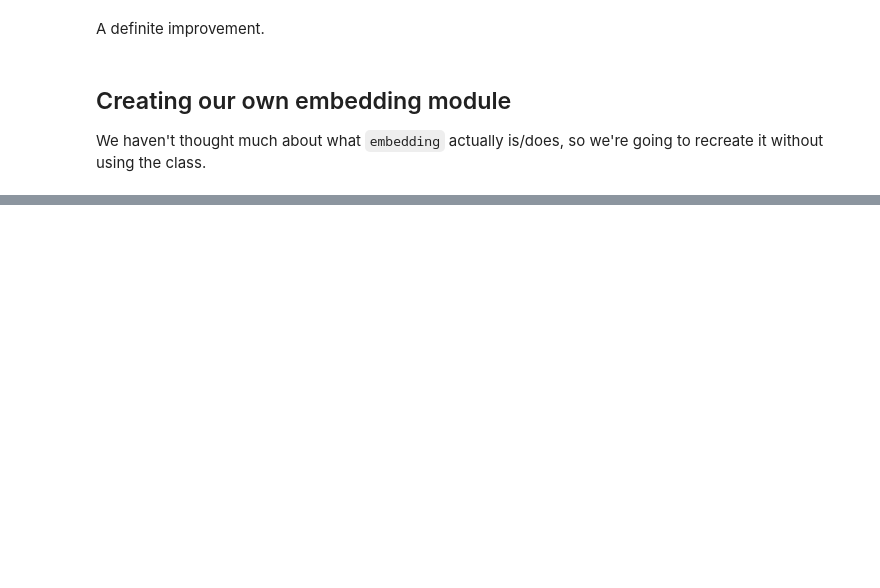
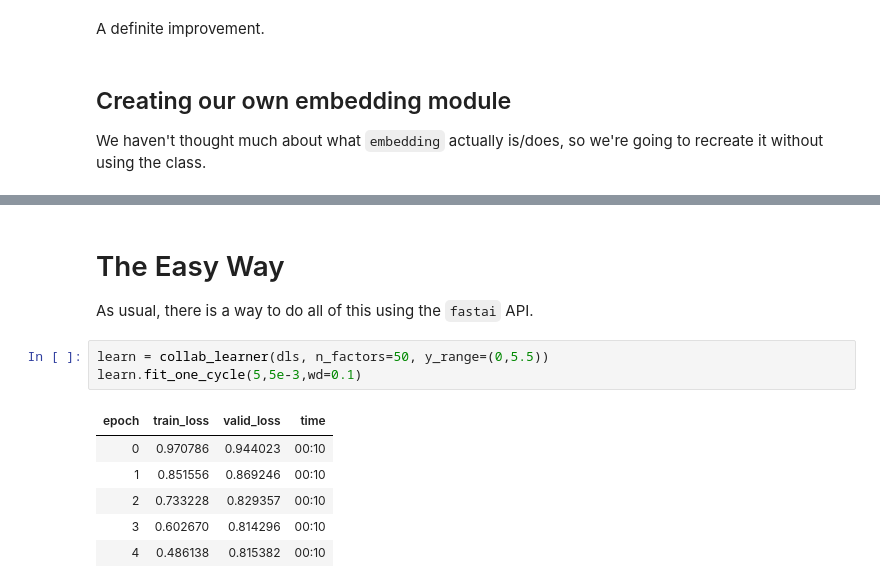
Before and after one commit to djliden/deep_learning_practice, a Jupyter notebook: notebooks/ch8_collab_filtering.ipynb, the cells around one changed output, grey strips where cells are left out. Drawn from its saved outputs; the diff is of its cells as text; blank space fills up the shorter version.

```diff
--- a/notebooks/ch8_collab_filtering.ipynb
+++ b/notebooks/ch8_collab_filtering.ipynb
@@ -181,0 +388,13 @@ We haven't thought much about what `embedding` actually is/does, so we're going
+# %% [markdown]
+# The Easy Way
+As usual, there is a way to do all of this using the `fastai` API.
+# %%
+learn = collab_learner(dls, n_factors=50, y_range=(0,5.5))
+learn.fit_one_cycle(5,5e-3,wd=0.1)
+# %% [output]
+| epoch | train_loss | valid_loss | time |
+| 0 | 0.970786 | 0.944023 | 00:10 |
+| 1 | 0.851556 | 0.869246 | 00:10 |
+| 2 | 0.733228 | 0.829357 | 00:10 |
+| 3 | 0.602670 | 0.814296 | 00:10 |
+| 4 | 0.486138 | 0.815382 | 00:10 |
```
Also changed, not shown: parts of 51 cells of this notebook, 1 other file.
